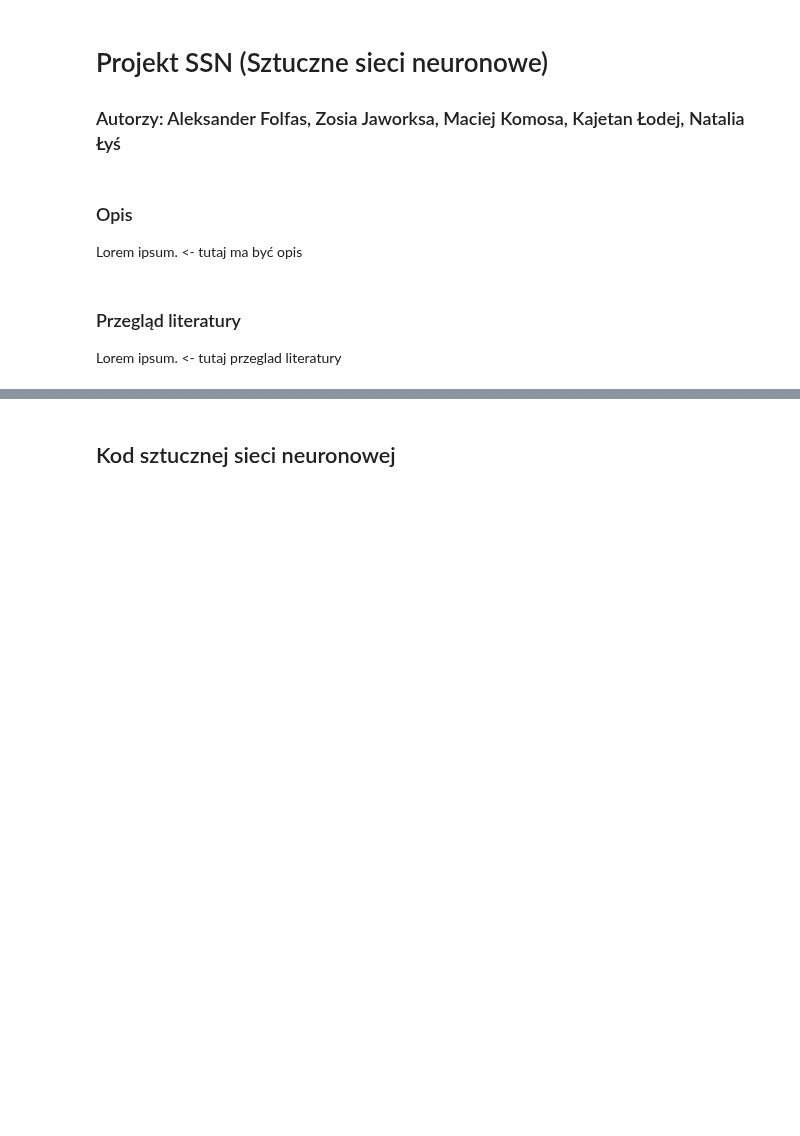
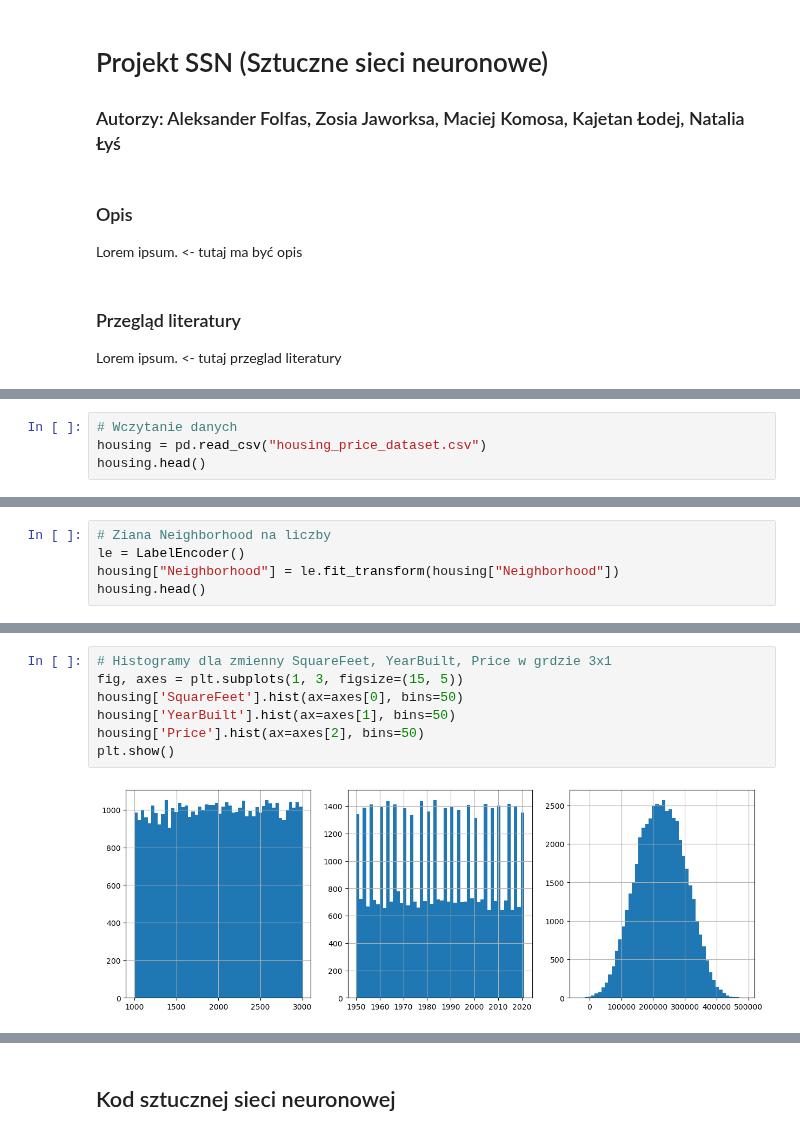
Before and after one commit to Alex4ndro5/ProjektSSN, a Jupyter notebook: Projekt_SSN.ipynb, the cells around one changed output, grey strips where cells are left out. Drawn from its saved outputs; the diff is of its cells as text; blank space fills up the shorter version.

```diff
--- a/Projekt_SSN.ipynb
+++ b/Projekt_SSN.ipynb
@@ -9,0 +18,4 @@ Lorem ipsum. <- tutaj przeglad literatury
+# %%
+# Wczytanie danych
+housing = pd.read_csv("housing_price_dataset.csv")
+housing.head()
@@ -9,0 +38,5 @@ Lorem ipsum. <- tutaj przeglad literatury
+# %%
+# Ziana Neighborhood na liczby
+le = LabelEncoder()
+housing["Neighborhood"] = le.fit_transform(housing["Neighborhood"])
+housing.head()
@@ -9,0 +50,9 @@ Lorem ipsum. <- tutaj przeglad literatury
+# %%
+# Histogramy dla zmienny SquareFeet, YearBuilt, Price w grdzie 3x1
+fig, axes = plt.subplots(1, 3, figsize=(15, 5))
+housing['SquareFeet'].hist(ax=axes[0], bins=50)
+housing['YearBuilt'].hist(ax=axes[1], bins=50)
+housing['Price'].hist(ax=axes[2], bins=50)
+plt.show()
+# %% [output]
+[figure, added]
```
Also changed, not shown: parts of 10 cells of this notebook.
